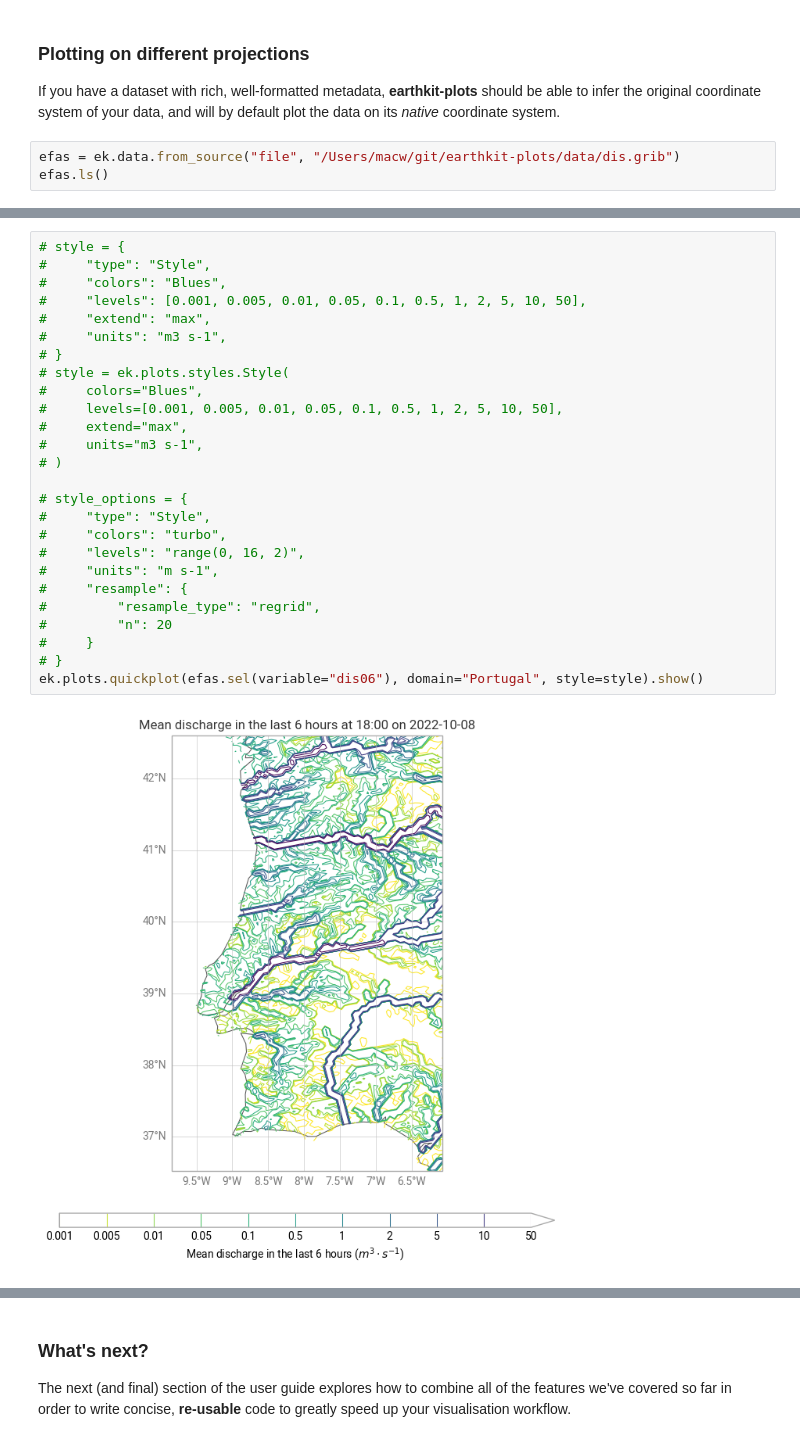
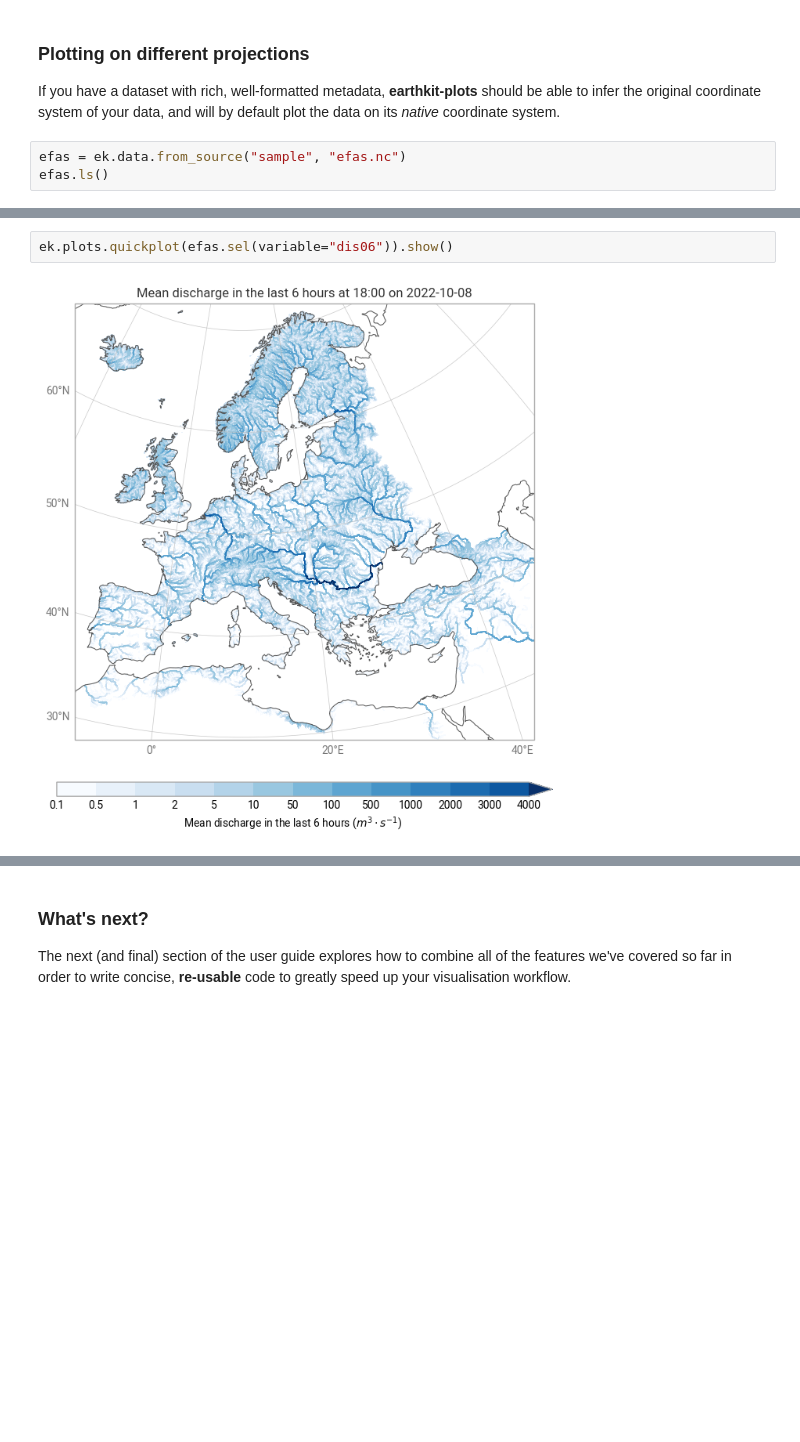
Before and after one commit to ecmwf/earthkit-plots, a Jupyter notebook: docs/examples/guide/05-domains.ipynb, the cells around one changed output, grey strips where cells are left out. Drawn from its saved outputs; the diff is of its cells as text; blank space fills up the shorter version.

```diff
--- a/docs/examples/guide/05-domains.ipynb
+++ b/docs/examples/guide/05-domains.ipynb
@@ -111,6 +111,6 @@ chart.show()
 
 If you have a dataset with rich, well-formatted metadata, **earthkit-plots** should be able to infer the original coordinate system of your data, and will by default plot the data on its *native* coordinate system.
 # %%
-efas = ek.data.from_source("file", "/Users/macw/git/earthkit-plots/data/dis.grib")
+efas = ek.data.from_source("sample", "efas.nc")
 efas.ls()
 # %% [output]
@@ -134,31 +121,7 @@ efas.ls()
 # %%
-# style = {
-#     "type": "Style",
-#     "colors": "Blues",
-#     "levels": [0.001, 0.005, 0.01, 0.05, 0.1, 0.5, 1, 2, 5, 10, 50],
-#     "extend": "max",
-#     "units": "m3 s-1",
-# }
-# style = ek.plots.styles.Style(
-#     colors="Blues",
-#     levels=[0.001, 0.005, 0.01, 0.05, 0.1, 0.5, 1, 2, 5, 10, 50],
-#     extend="max",
-#     units="m3 s-1",
-# )
-
-# style_options = {
-#     "type": "Style",
-#     "colors": "turbo",
-#     "levels": "range(0, 16, 2)",
-#     "units": "m s-1",
-#     "resample": {
-#         "resample_type": "regrid",
-#         "n": 20
-#     }
-# }
-ek.plots.quickplot(efas.sel(variable="dis06"), domain="Portugal", style=style).show()
+ek.plots.quickplot(efas.sel(variable="dis06")).show()
 # %% [output]
-[figure, old version]
+[figure, new version]
 # %%
 ek.plots.quickplot(efas.sel(variable="dis06"), crs=ccrs.PlateCarree()).show()
 # %% [output]
```
Also changed, not shown: parts of 2 cells of this notebook, 12 other files.
